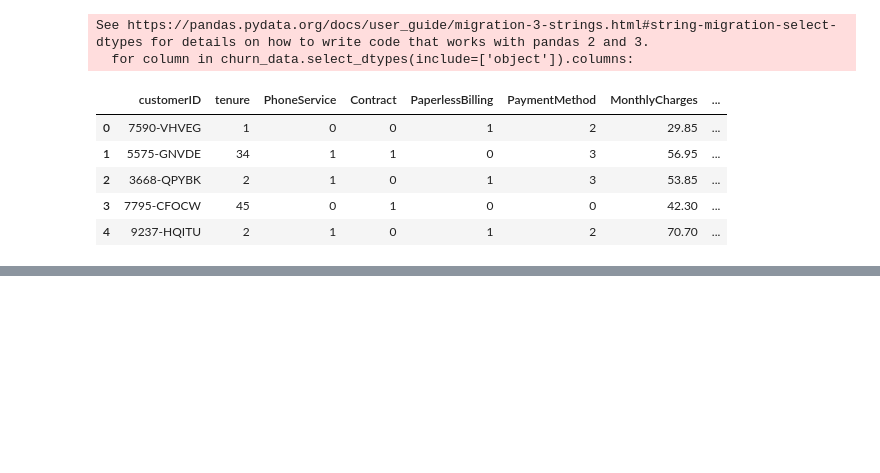
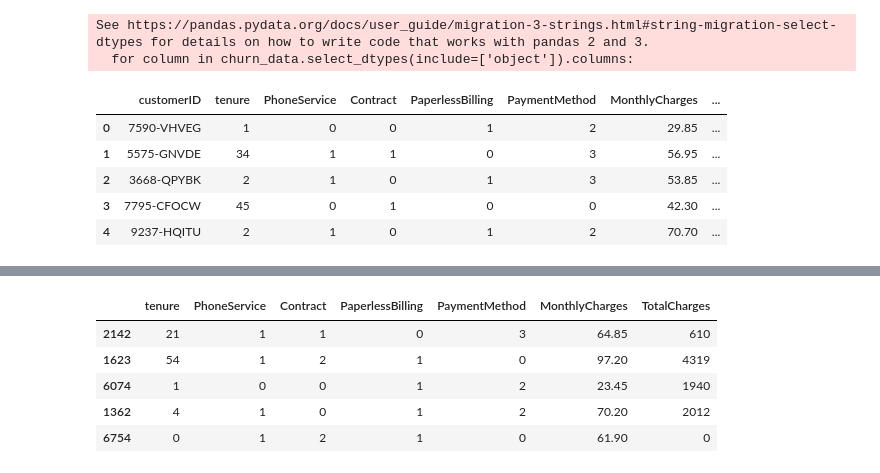
Before and after one commit to neeraj654123/Data-Science, a Jupyter notebook: Logistic Regression/01_logistic_regression.ipynb, the cells around one changed output, grey strips where cells are left out. Drawn from its saved outputs; the diff is of its cells as text; code cells hidden in the pictures; blank space fills up the shorter version.

```diff
--- a/Logistic Regression/01_logistic_regression.ipynb
+++ b/Logistic Regression/01_logistic_regression.ipynb
@@ -122,0 +164,9 @@ churn_data.head()
+# %%
+X_train.head()
+# %% [output]
+|  | tenure | PhoneService | Contract | PaperlessBilling | PaymentMethod | MonthlyCharges | TotalCharges |
+| 2142 | 21 | 1 | 1 | 0 | 3 | 64.85 | 610 |
+| 1623 | 54 | 1 | 2 | 1 | 0 | 97.20 | 4319 |
+| 6074 | 1 | 0 | 0 | 1 | 2 | 23.45 | 1940 |
+| 1362 | 4 | 1 | 0 | 1 | 2 | 70.20 | 2012 |
+| 6754 | 0 | 1 | 2 | 1 | 0 | 61.90 | 0 |
```
Also changed, not shown: parts of 33 cells of this notebook.
